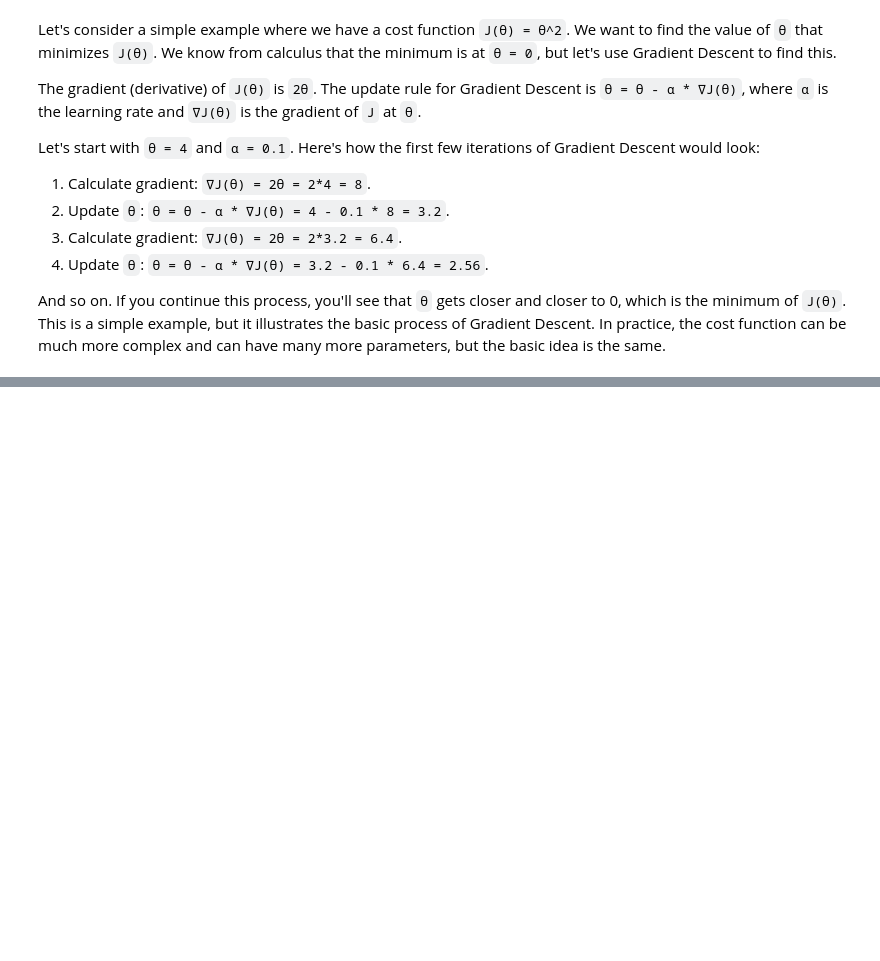
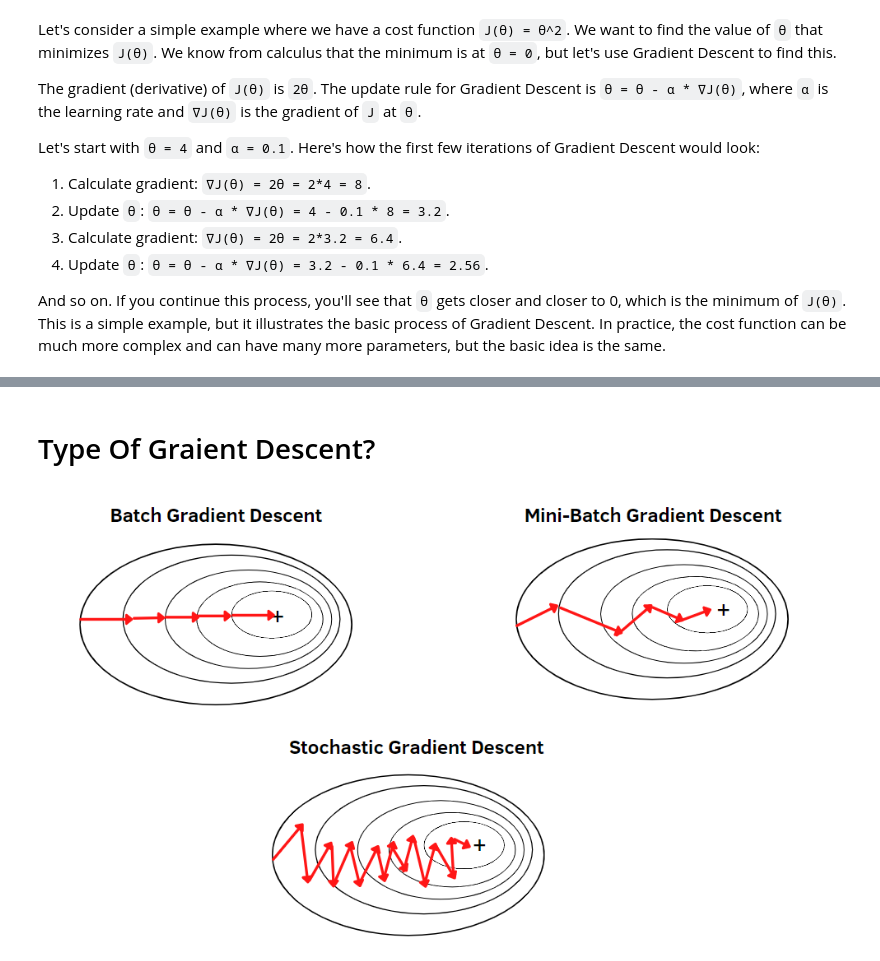
Before and after one commit to Ahmad10Raza/MindsForge-Unveiling-the-World-of-ML-Deep-Learning-and-Data, a Jupyter notebook: Machine Learnings/04. Cost Function/05. Reduction Of Cost Function /01. Gradient Descent.ipynb, the cells around one changed output, grey strips where cells are left out. Saved outputs shown, nothing was run; the diff lists cells and outputs as text; code cells hidden in the pictures; blank space fills up the shorter version.

```diff
--- a/Machine Learnings/04. Cost Function/05. Reduction Of Cost Function /01. Gradient Descent.ipynb
+++ b/Machine Learnings/04. Cost Function/05. Reduction Of Cost Function /01. Gradient Descent.ipynb
@@ -88,0 +286,6 @@ And so on. If you continue this process, you'll see that `θ` gets closer and cl
+# %% [markdown]
+# Type Of Graient Descent?
+# %%
+Image(filename='images/TGD.png')
+# %% [output]
+[figure, added]
```
Also changed, not shown: parts of 38 cells of this notebook, 2 other files.
